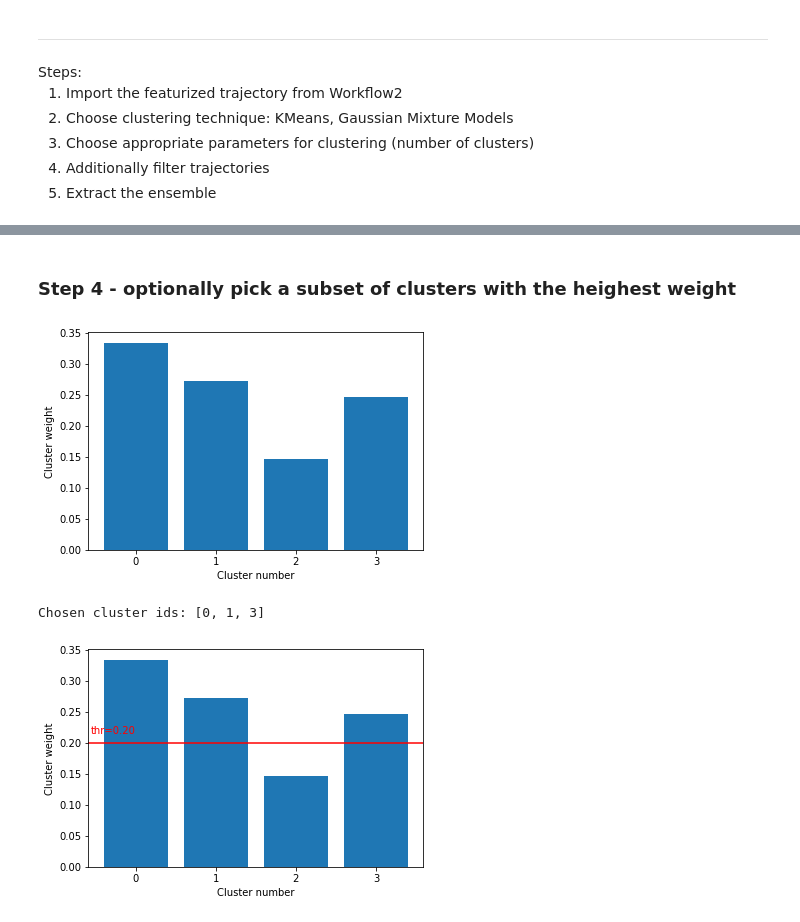
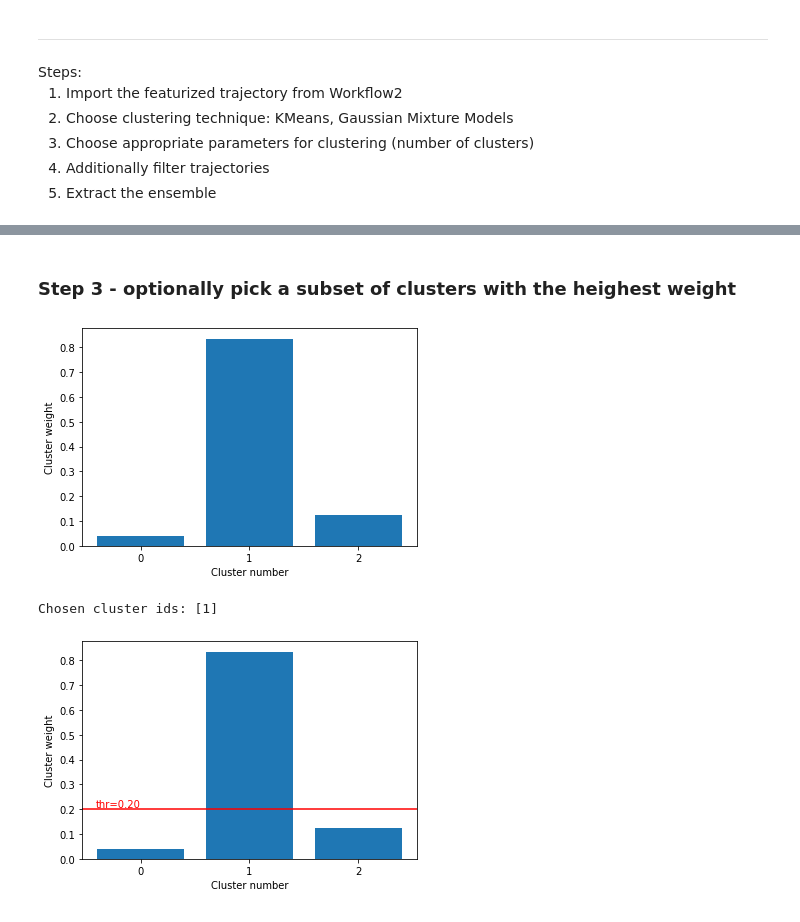
Before and after one commit to KavrakiLab/EnGens, a Jupyter notebook: notebooks/Workflow3-Clustering.ipynb, the cells around one changed output, grey strips where cells are left out. Saved outputs shown, nothing was run; the diff lists cells and outputs as text; code cells hidden in the pictures.

```diff
--- a/notebooks/Workflow3-Clustering.ipynb
+++ b/notebooks/Workflow3-Clustering.ipynb
@@ -71,0 +62,13 @@ cluster_method2 = clusterings[clustering](engen)
+# %%
+#------------two clustering algorithms------------------#
+#----------------choose and uncomment one----------------#
+# Option 1 - choose Kmeans
+
+clustering = "KM"
+cluster_method = clusterings[clustering](engen)
+
+# Option 2 - choose GMMs
+"""
+clustering = "GMM"
+cluster_method = clusterings[clustering](engen)
+"""
@@ -154,11 +122,11 @@ cluster_method2.choose_param(param_index)
 # %% [markdown]
-### Step 4 - optionally pick a subset of clusters with the heighest weight
+### Step 3 - optionally pick a subset of clusters with the heighest weight
 # %%
-cluster_method1.plot_cluster_weight()
+cluster_method.plot_cluster_weight()
 # %% [output]
-[figure, old version]
+[figure, new version]
 # %%
-cluster_method1.choose_clusters(thr=0.2)
+cluster_method.choose_clusters(thr=0.2)
 # %% [output]
-Chosen cluster ids: [0, 1, 3]
+Chosen cluster ids: [1]
-[figure, old version]
+[figure, new version]
```
Also changed, not shown: parts of 18 cells of this notebook.
